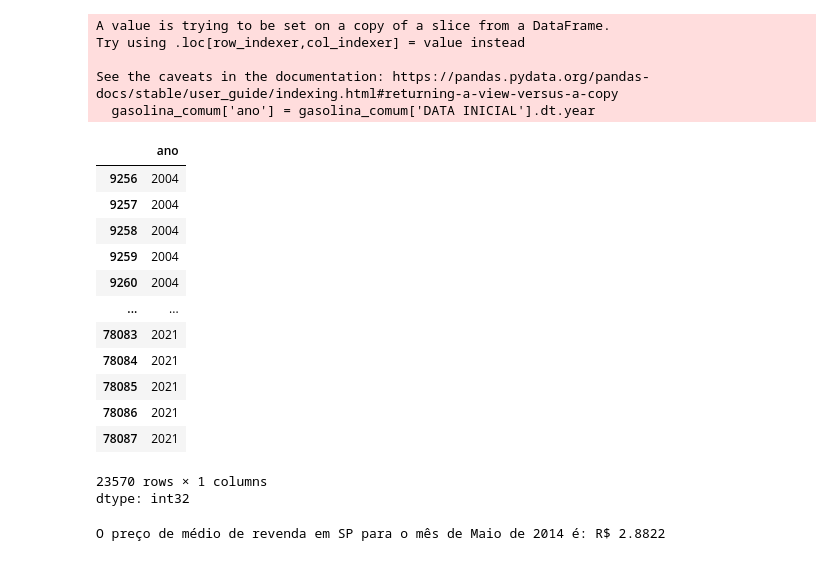
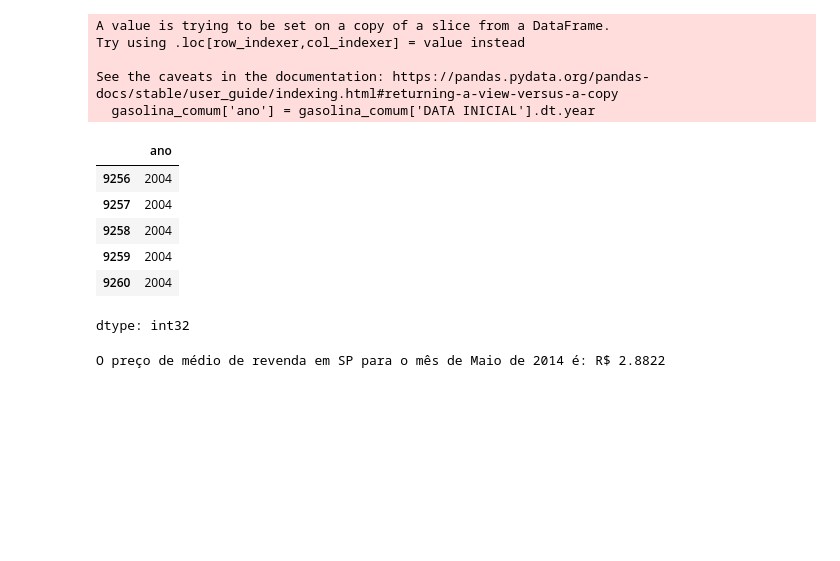
Before and after one commit to julianafrmendes/Business-Analytics, a Jupyter notebook: Analise_preco_gasolina.ipynb, the cells around one changed output. Cells and saved outputs as stored; diff of their text form; code cells hidden in the pictures; blank space fills up the shorter version.

```diff
--- a/Analise_preco_gasolina.ipynb
+++ b/Analise_preco_gasolina.ipynb
@@ -169,21 +163,14 @@ Try using .loc[row_indexer,col_indexer] = value instead
 See the caveats in the documentation: https://pandas.pydata.org/pandas-docs/stable/user_guide/indexing.html#returning-a-view-versus-a-copy
   gasolina_comum['ano'] = gasolina_comum['DATA INICIAL'].dt.year
 # %%
-gasolina_comum['ano']
+gasolina_comum['ano'].head()
 # %% [output]
 |  | ano |
 | 9256 | 2004 |
 | 9257 | 2004 |
 | 9258 | 2004 |
 | 9259 | 2004 |
 | 9260 | 2004 |
-| ... | ... |
-| 78083 | 2021 |
-| 78084 | 2021 |
-| 78085 | 2021 |
-| 78086 | 2021 |
-| 78087 | 2021 |
-23570 rows × 1 columns
 dtype: int32
 # %%
 
```
Also changed, not shown: parts of 7 cells of this notebook.
